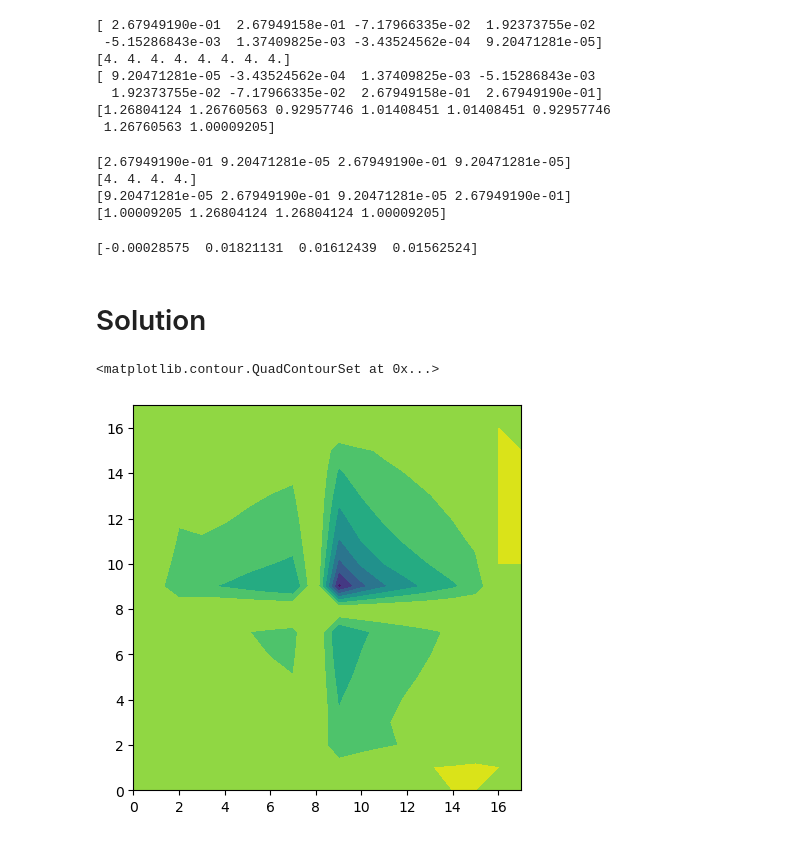
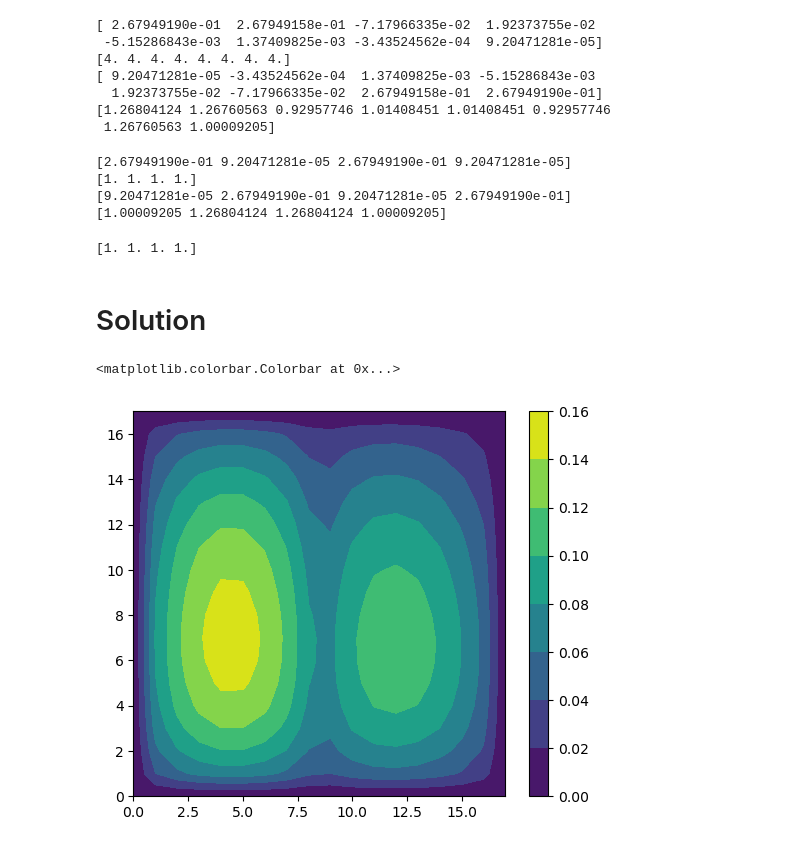
Before and after one commit to dontempty/PaScaL_TDMA_lab, a Jupyter notebook: examples_lab/lab.ipynb, the cells around one changed output. Drawn from its saved outputs; the diff is of its cells as text; code cells hidden in the pictures.

```diff
--- a/examples_lab/lab.ipynb
+++ b/examples_lab/lab.ipynb
@@ -205,12 +205,12 @@ print(D)
  1.26760563 1.00009205]
 # %%
 A0 = np.array([ 2.67949190e-01,  2.67949158e-01, -7.17966335e-02,  1.92373755e-02, -5.15286843e-03,  1.37409825e-03, -3.43524562e-04,  9.20471281e-05])
-B0 = np.array([4., 4., 4., 4., 4., 4., 4., 4.])
+B0 = np.array([4., 4., 4., 4., 4., 4., 4., 4.])/4
 C0 = np.array([ 9.20471281e-05, -3.43524562e-04 , 1.37409825e-03 ,-5.15286843e-03,  1.92373755e-02 ,-7.17966335e-02  ,2.67949158e-01  ,2.67949190e-01])
 D0 = np.array([1.00009205 ,1.26760563, 0.92957746 ,1.01408451 ,1.01408451, 0.92957746, 1.26760563 ,1.26804124])
 
 A1 = np.array([ 2.67949190e-01 , 2.67949158e-01 ,-7.17966335e-02 , 1.92373755e-02, -5.15286843e-03 , 1.37409825e-03 ,-3.43524562e-04 , 9.20471281e-05])
-B1 = np.array([4., 4., 4., 4., 4., 4., 4., 4.])
+B1 = np.array([4., 4., 4., 4., 4., 4., 4., 4.])/4
 C1 = np.array([ 9.20471281e-05 ,-3.43524562e-04  ,1.37409825e-03 ,-5.15286843e-03,  1.92373755e-02 ,-7.17966335e-02 , 2.67949158e-01 , 2.67949190e-01])
 D1 = np.array([1.26804124, 1.26760563, 0.92957746, 1.01408451, 1.01408451, 0.92957746, 1.26760563, 1.00009205])
 # %%
@@ -238,7 +238,7 @@ print(C_rt)
 print(D_rt)
 # %% [output]
 [2.67949190e-01 9.20471281e-05 2.67949190e-01 9.20471281e-05]
-[4. 4. 4. 4.]
+[1. 1. 1. 1.]
 [9.20471281e-05 2.67949190e-01 9.20471281e-05 2.67949190e-01]
 [1.00009205 1.26804124 1.26804124 1.00009205]
 # %%
@@ -263,7 +263,7 @@ def TDMA(a, b, c, d, n1):
 DD = TDMA(A_rt, B_rt, C_rt, D_rt, 4)
 print(DD)
 # %% [output]
-[-0.00028575  0.01821131  0.01612439  0.01562524]
+[1. 1. 1. 1.]
 # %% [markdown]
 # Solution
 # %%
@@ -295,11 +300,12 @@ for j in range(npy):
 
         solution[j_idx_sta:j_idx_end, i_idx_sta:i_idx_end] = temp[1:-1, 1:-1]
 # %%
-plt.figure(figsize=(5, 5))
+plt.figure(figsize=(6, 5))
 plt.contourf(solution)
+plt.colorbar()
 # %% [output]
-<matplotlib.contour.QuadContourSet at 0x...>
+<matplotlib.colorbar.Colorbar at 0x...>
-[figure, old version]
+[figure, new version]
 # %%
 nx = 16
 ny = 16
```
Also changed, not shown: parts of 2 cells of this notebook, 8 other files.
